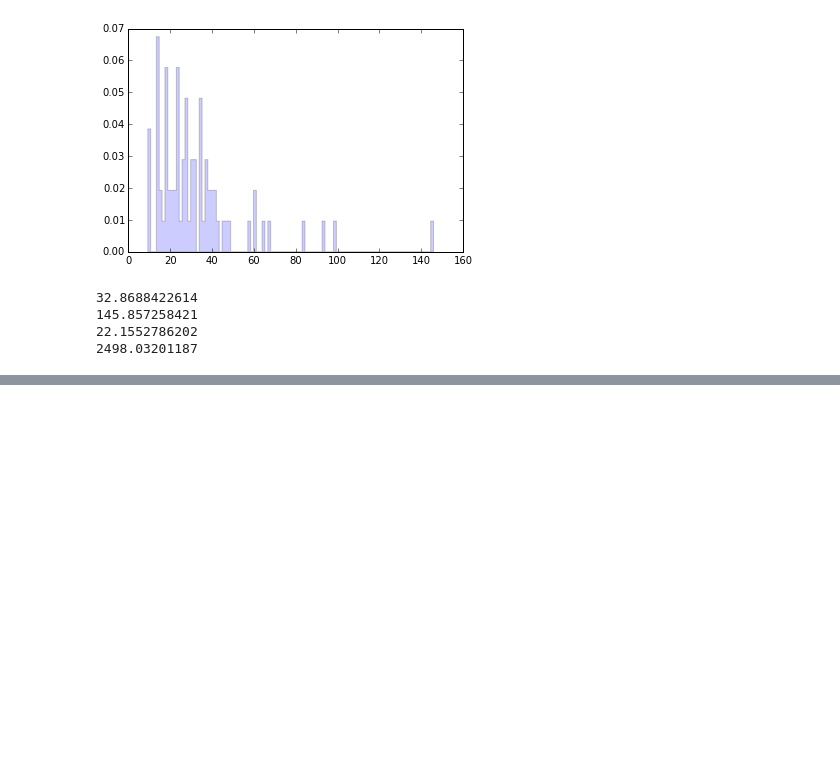
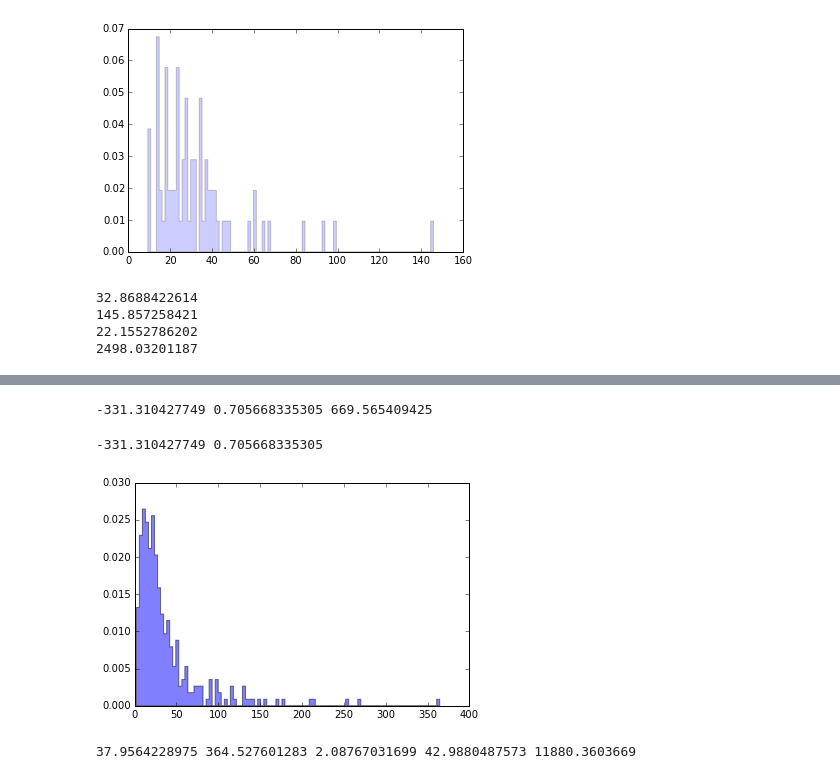
Before and after one commit to TeamUno/project, a Jupyter notebook: initial-exploration/stats.ipynb, the cells around one changed output, grey strips where cells are left out. Drawn from its saved outputs; the diff is of its cells as text; code cells hidden in the pictures; blank space fills up the shorter version.

```diff
--- a/initial-exploration/stats.ipynb
+++ b/initial-exploration/stats.ipynb
@@ -494,0 +518,29 @@ print r.sum()
+# %%
+import math
+avg=32.21
+std=25.875962
+var=std*std
+sigma2=np.log(1+(var/(avg*avg)))
+sigma =np.sqrt(sigma2)
+mu = np.log(avg)-(.5*var)
+print mu, sigma, var
+# %% [output]
+-331.310427749 0.705668335305 669.565409425
+# %%
+
+emu=np.exp(mu)
+esigma=np.exp(sigma)
+# %% [output]
+-331.310427749 0.705668335305
+# %%
+#payment	avg	max	min	std	amount
+#313	32.21	199.00	3.0	25.875962	10081.73
+fig, ax = plt.subplots(1, 1)
+r = lognorm.rvs(s, loc=0,scale=std, size=313)
+ax.hist(r,  bins=100,normed=True, histtype='stepfilled', alpha=0.5)
+ax.legend(loc='best', frameon=False)
+plt.show()
+print r.mean(),r.max(),r.min(), r.std(), r.sum()
+# %% [output]
+[figure, added]
+37.9564228975 364.527601283 2.08767031699 42.9880487573 11880.3603669
```
Also changed, not shown: parts of 3 cells of this notebook, 1 other file.
